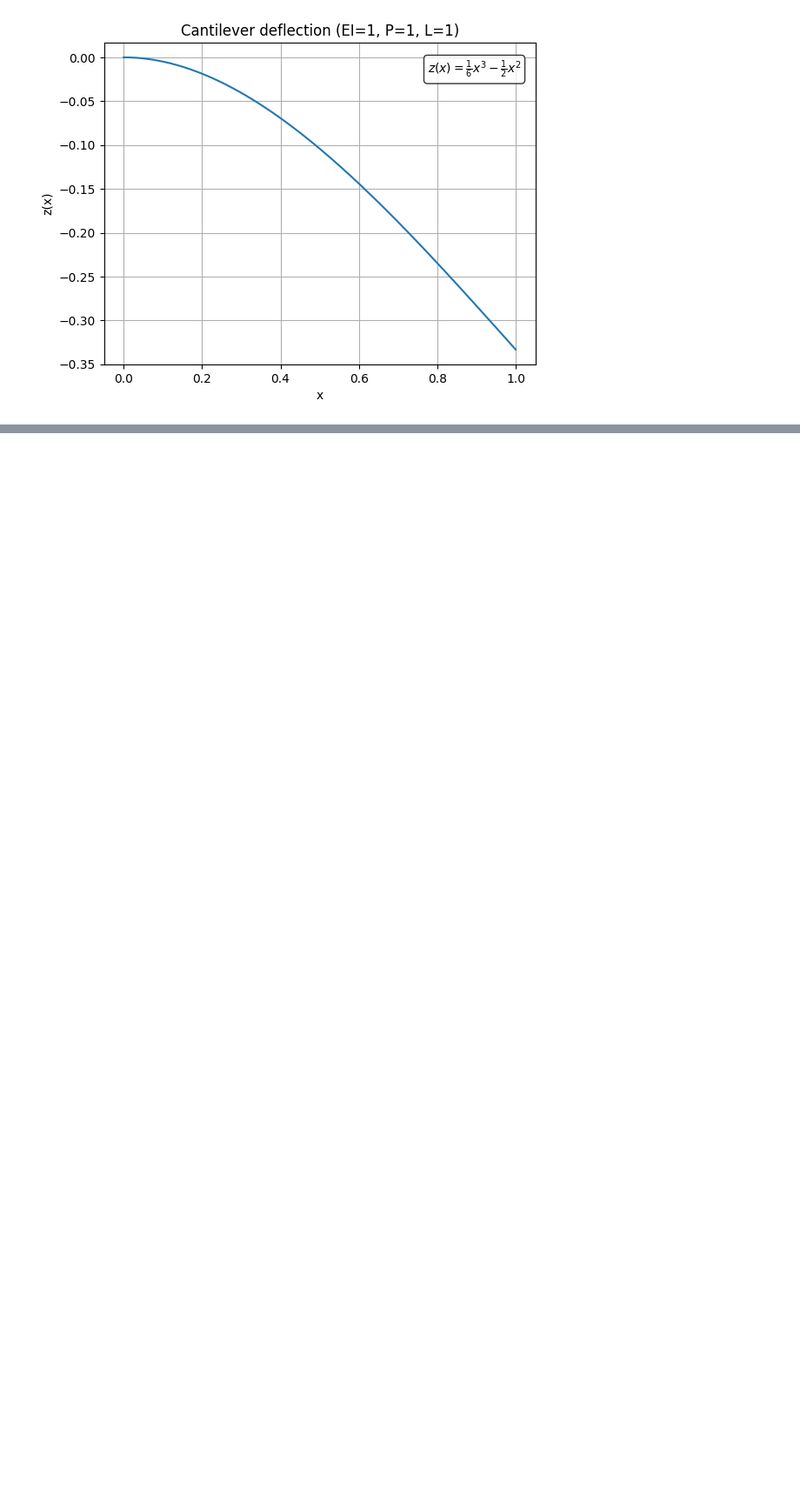
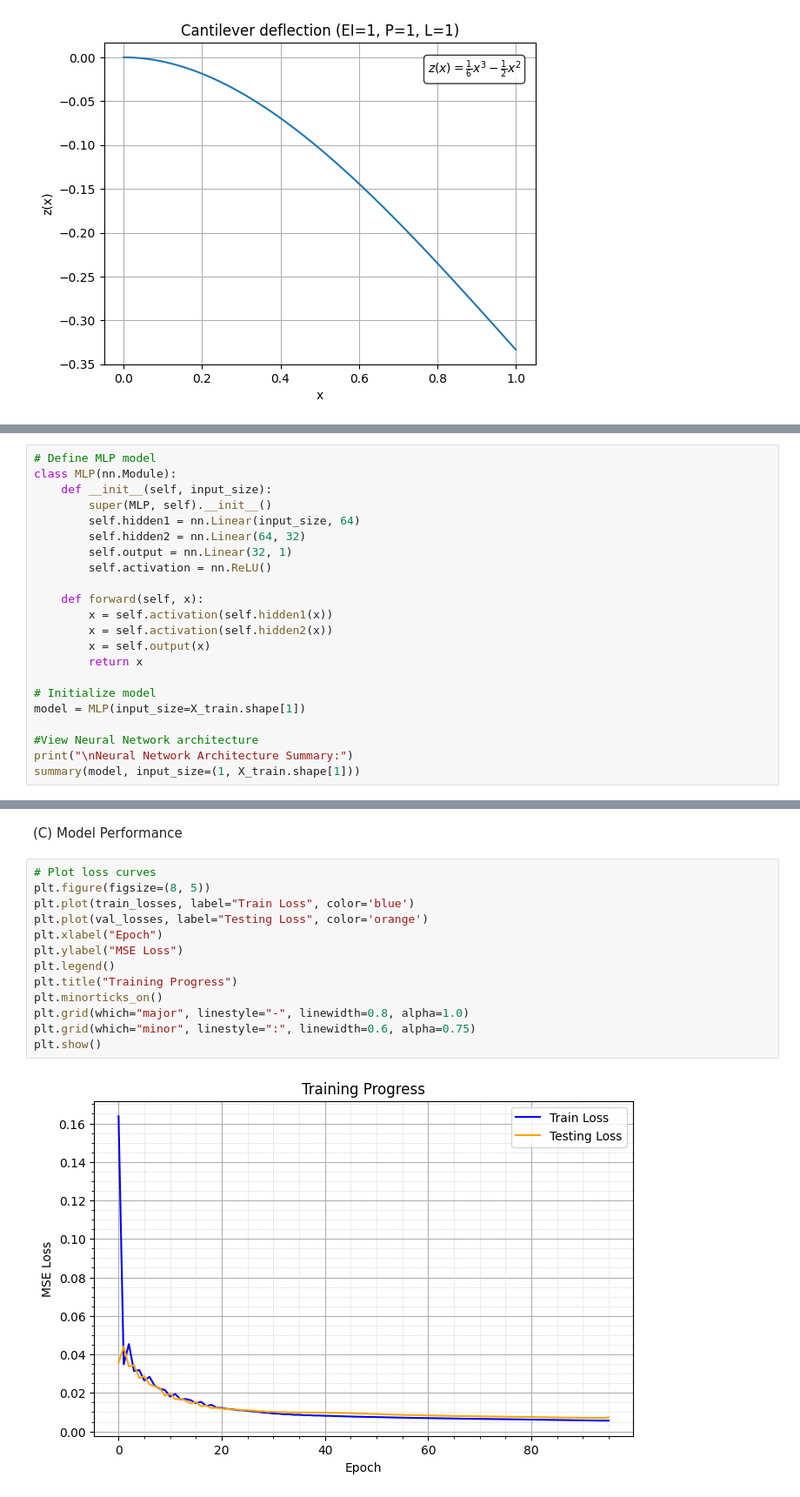
Before and after one commit to mpaverill/2.174, a Jupyter notebook: PS1/PS1.ipynb, the cells around one changed output, grey strips where cells are left out. Shown at 87% size. Drawn from its saved outputs; the diff is of its cells as text; blank space fills up the shorter version.

```diff
--- a/PS1/PS1.ipynb
+++ b/PS1/PS1.ipynb
@@ -157,0 +289,22 @@ plt.show()
+# %%
+# Define MLP model
+class MLP(nn.Module):
+    def __init__(self, input_size):
+        super(MLP, self).__init__()
+        self.hidden1 = nn.Linear(input_size, 64)
+        self.hidden2 = nn.Linear(64, 32)
+        self.output = nn.Linear(32, 1)
+        self.activation = nn.ReLU()
+
+    def forward(self, x):
+        x = self.activation(self.hidden1(x))
+        x = self.activation(self.hidden2(x))
+        x = self.output(x)
+        return x
+
+# Initialize model
+model = MLP(input_size=X_train.shape[1])
+
+#View Neural Network architecture
+print("\nNeural Network Architecture Summary:")
+summary(model, input_size=(1, X_train.shape[1]))
@@ -157,0 +386,17 @@ plt.show()
+# %% [markdown]
+(C) Model Performance
+# %%
+# Plot loss curves
+plt.figure(figsize=(8, 5))
+plt.plot(train_losses, label="Train Loss", color='blue')
+plt.plot(val_losses, label="Testing Loss", color='orange')
+plt.xlabel("Epoch")
+plt.ylabel("MSE Loss")
+plt.legend()
+plt.title("Training Progress")
+plt.minorticks_on()
+plt.grid(which="major", linestyle="-", linewidth=0.8, alpha=1.0)
+plt.grid(which="minor", linestyle=":", linewidth=0.6, alpha=0.75)
+plt.show()
+# %% [output]
+[figure, added]
```
Also changed, not shown: parts of 18 cells of this notebook, 1 other file.
